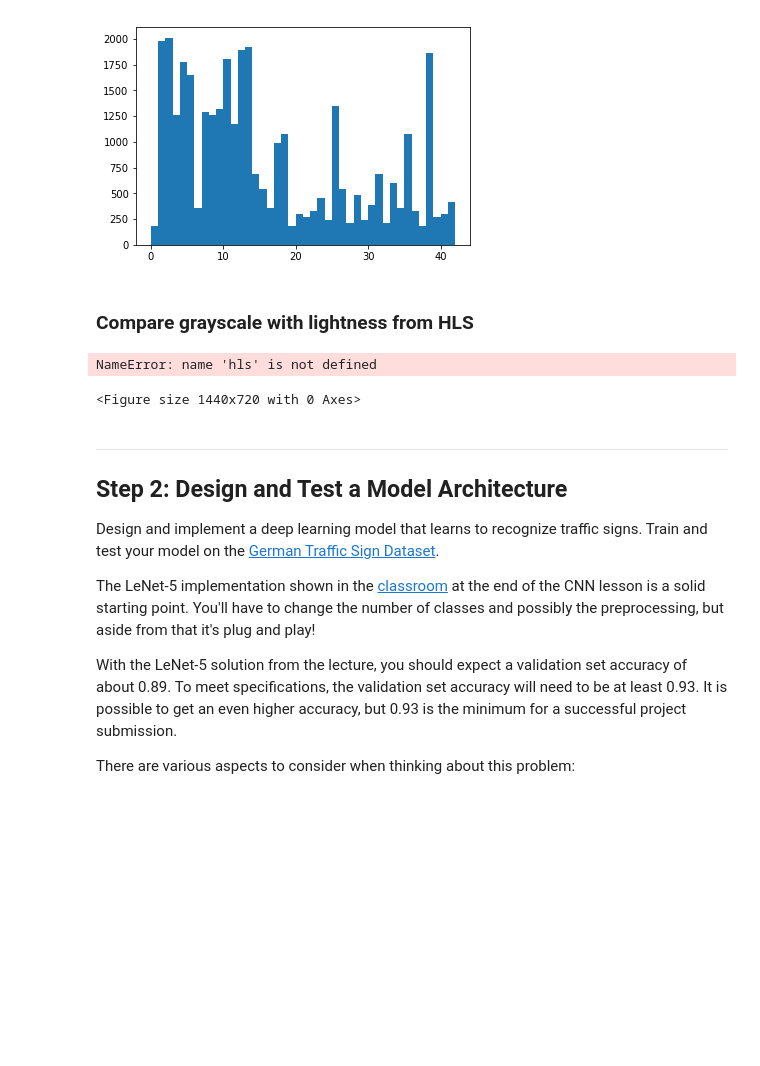
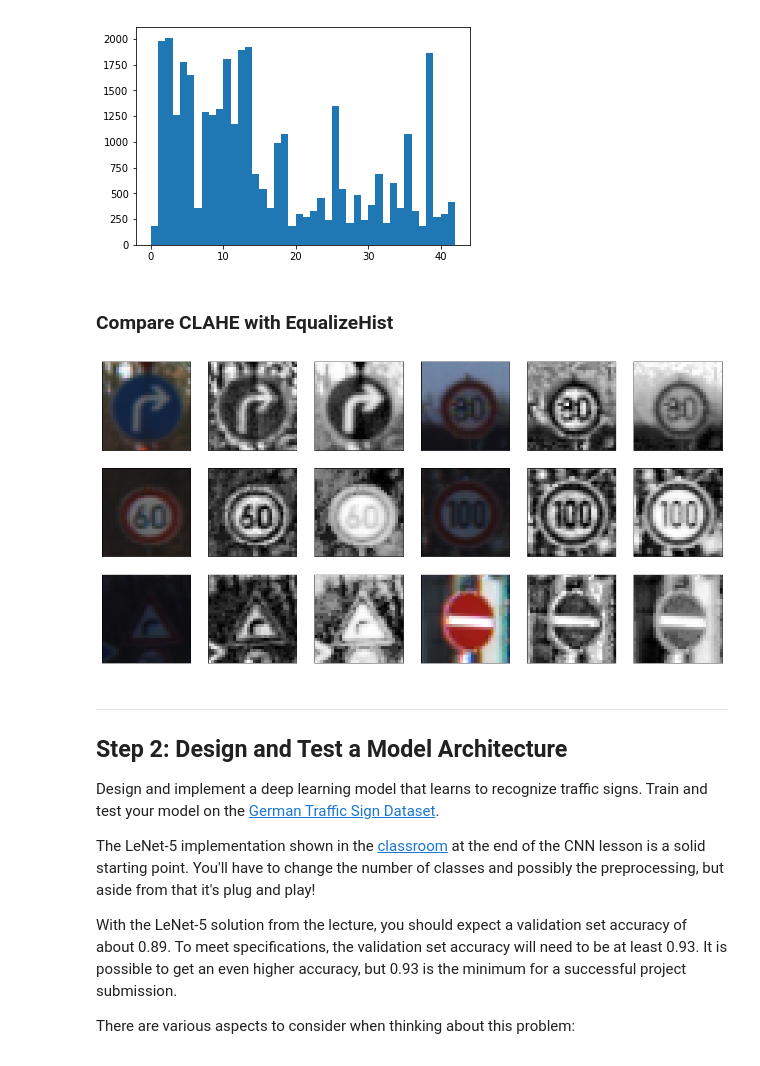
Before and after one commit to bifrost/CarND-Traffic-Sign-Classifier-Project, a Jupyter notebook: Traffic_Sign_Classifier.ipynb, the cells around one changed output. Cells and saved outputs as stored; diff of their text form; code cells hidden in the pictures; blank space fills up the shorter version.

```diff
--- a/Traffic_Sign_Classifier.ipynb
+++ b/Traffic_Sign_Classifier.ipynb
@@ -135,44 +135,42 @@ res = plt.hist(y_train, bins=bins)
 [0, 1, 2, 3, 4, 5, 6, 7, 8, 9, 10, 11, 12, 13, 14, 15, 16, 17, 18, 19, 20, 21, 22, 23, 24, 25, 26, 27, 28, 29, 30, 31, 32, 33, 34, 35, 36, 37, 38, 39, 40, 41, 42]
 [figure]
 # %% [markdown]
-### Compare grayscale with lightness from HLS
+### Compare CLAHE with EqualizeHist
 # %%
 import cv2
 
 def HLS(images):
     return np.array([cv2.cvtColor(image, cv2.COLOR_RGB2HLS) for image in images])
 
 def Gray(images):
     return np.expand_dims([cv2.cvtColor(image, cv2.COLOR_RGB2GRAY) for image in images], axis=3)
 
 def EqualizeHist(grays):
     return np.expand_dims([cv2.equalizeHist(image) for image in grays], axis=3)
 
 def CLAHE(grays):
     clahe = cv2.createCLAHE(clipLimit=2.0, tileGridSize=(8,8))
     return np.expand_dims([clahe.apply(image) for image in grays], axis=3)
 
 idx = np.random.randint(0, len(X_train), size=6)
 train = X_train[idx]
 gray = Gray(X_train[idx])
 equ = EqualizeHist(gray)
 cl1 = CLAHE(gray)
 
 
 fig = plt.figure(figsize=(20, 10))
-for i in range(len(hls)):
+for i in range(len(cl1)):
     ax = fig.add_subplot(3, 6, 3*i + 1, xticks=[], yticks=[])
     ax.imshow(np.squeeze(train[i,:,:]))
 
     ax = fig.add_subplot(3, 6, 3*i + 2, xticks=[], yticks=[])
     ax.imshow(np.squeeze(cl1[i,:,:]), cmap='gray')
 
     ax = fig.add_subplot(3, 6, 3*i + 3, xticks=[], yticks=[])
-    #ax.imshow(np.squeeze(gray[i,:,:]), cmap='gray')
     ax.imshow(np.squeeze(equ[i,:,:]), cmap='gray')
 # %% [output]
-NameError: name 'hls' is not defined
-<Figure size 1440x720 with 0 Axes>
+[figure, added]
 # %% [markdown]
 ----
 
```
Also changed, not shown: parts of 1 cell of this notebook, 2 other files.
